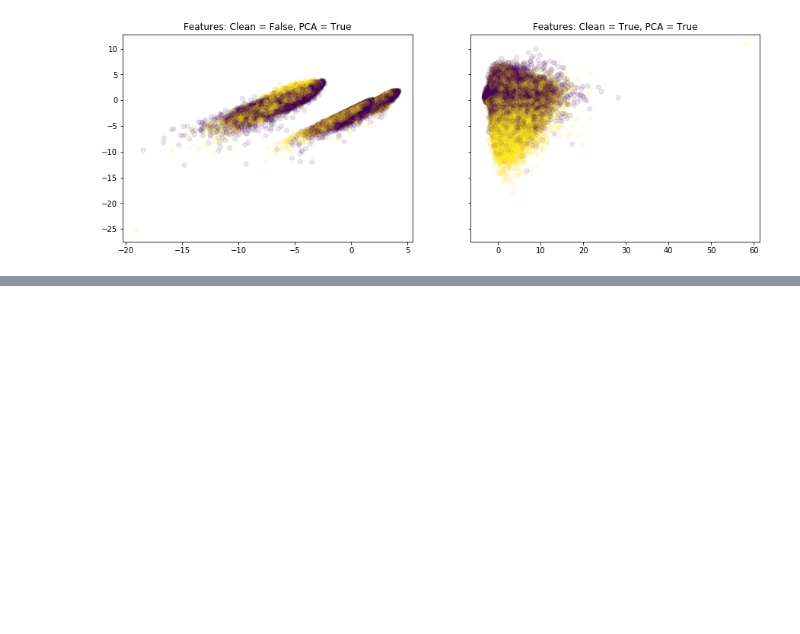
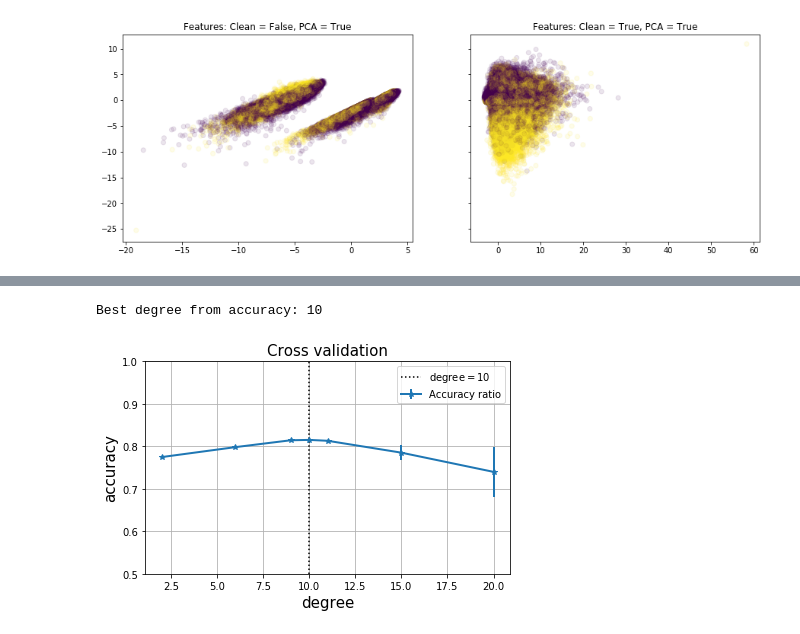
Before and after one commit to dforero0896/ml-project1, a Jupyter notebook: scripts/plots.ipynb, the cells around one changed output, grey strips where cells are left out. Saved outputs shown, nothing was run; the diff lists cells and outputs as text; code cells hidden in the pictures; blank space fills up the shorter version.

```diff
--- a/scripts/plots.ipynb
+++ b/scripts/plots.ipynb
@@ -211,0 +332,5 @@ for cl in bools:
+# %%
+cross_validation_visualization_accuracy_degree(outarray_acc)
+# %% [output]
+Best degree from accuracy: 10
+[figure, added]
```
Also changed, not shown: parts of 4 cells of this notebook, 39 other files.
